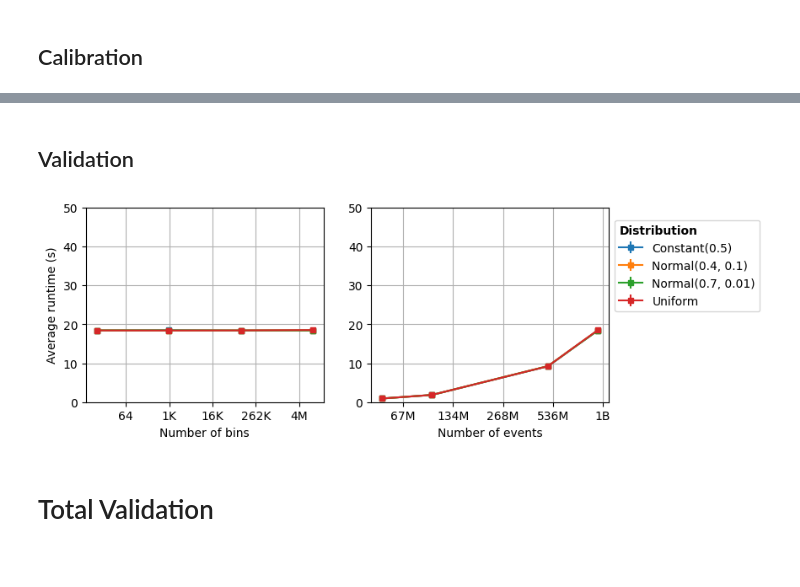
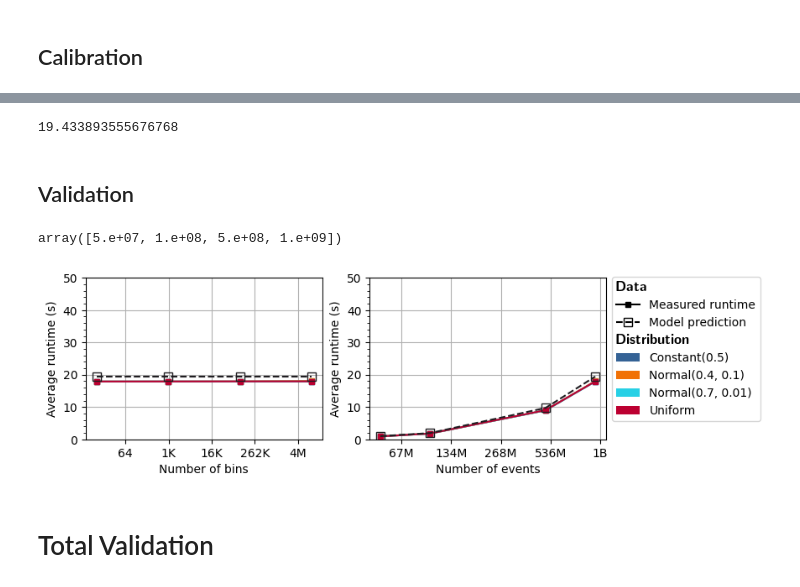
Before and after one commit to jolly-chen/msc-project, a Jupyter notebook: cpu-sequential/validation-l4.ipynb, the cells around one changed output, grey strips where cells are left out. Saved outputs shown, nothing was run; the diff lists cells and outputs as text; code cells hidden in the pictures.

```diff
--- a/cpu-sequential/validation-l4.ipynb
+++ b/cpu-sequential/validation-l4.ipynb
@@ -119,7 +119,7 @@ gp_vd.mean()
 unique_nbins = validation_df["nbins"].unique().astype(np.float64)
 unique_nvals = validation_df["nvals"].unique().astype(np.float64)
 unique_bulksize = validation_df["bulksize"].unique().astype(np.float64)
-unique_distribution = validation_df["distribution"].unique()
+unique_distribution = sorted(validation_df["distribution"].unique())
 unique_edges = [True, False]
 unique_nbins, unique_nvals, unique_bulksize, unique_distribution, unique_edges
 # %% [output]
@@ -502,0 +475,5 @@ NameError: name 'usb_mean' is not defined
+# %%
+usb_df = bm_df[bm_df["func_name"] == "UpdateStats"].copy()
+usb_mean = usb_df.loc[usb_df["name"].str.contains("mean")]
+usb_std = usb_df.loc[usb_df["name"].str.contains("stddev")]
+usb_mean
@@ -503,5 +483,18 @@ NameError: name 'usb_mean' is not defined
+# %%
+T_updatestats = (
+    usb_mean.loc[usb_mean["dim"] == 1]["real_time"] *
+    unit_to_unit_factor(usb_mean["time_unit"].values[0], "ns") /
+    usb_mean["repetitions"].values[0]
+).values[0]
+T_updatestats
+# %% [output]
+19.433893555676768
 # %% [markdown]
 ## Validation
+# %%
+unique_nvals
+# %% [output]
+array([5.e+07, 1.e+08, 5.e+08, 1.e+09])
 # %%
 save = True; figname=f"{output_folder}/cpu_updatestats_validation.pdf"
 
@@ -512,7 +505,7 @@ selected_nvals = 1e9
 selected_distr = sorted(unique_distribution)
 selected_edges = False
 
-fig = plt.figure(figsize=(8, 3))
+fig = plt.figure(figsize=(8, 2.5))
 ax = plt.subplot(121)
 
 for di,distr in enumerate(selected_distr):
@@ -523,17 +516,15 @@ for di,distr in enumerate(selected_distr):
     p = ax.errorbar(unique_nbins, avg["tstats"],
                      yerr=std["tstats"],
                      **bm_style,
-                 # label=f"{int(nb)} bin{'s' if int(nb) > 1 else ''}"
-                    label=f"{map_distr_name(distr)}".title()
                 )
 
 # print(distr)
-# pred = np.repeat(T_updatestats * selected_nvals * unit_to_unit_factor("ns", "s"), len(unique_nbins))
-# ax.errorbar(unique_nbins,
-#             pred,
-#             c=pred_color,
-#             marker="s", markerfacecolor="none", ls="--", markersize=7,
-# )
+pred = np.repeat(T_updatestats * selected_nvals * unit_to_unit_factor("ns", "s"), len(unique_nbins))
+ax.errorbar(unique_nbins,
+            pred,
+            c=pred_color,
+            marker="s", markerfacecolor="none", ls="--", markersize=7,
+)
 # observ = avg["tstats"].values
 # print("MAE:", mae(pred, observ))
 # print("R2:", r2(pred, observ) * 100)
@@ -542,45 +533,59 @@ plt.xlabel("Number of bins")
 plt.xscale("log", base=2)
 ax.xaxis.set_major_formatter(ticker.FuncFormatter(lambda x, _: f"{human_readable(int(x))}"))
 plt.ylim([0, 50])
 plt.ylabel("Average runtime (s)")
 
+###############
+
 ax = plt.subplot(122)
+plot_validation_labels()
+
 for di,distr in enumerate(selected_distr):
     arg = selected_env, distr, unique_nvals, selected_nbins, selected_bulksize, selected_edges
     avg = gp_ivd.mean().loc[arg]
     std = gp_ivd.std().loc[arg]
 
     p = ax.errorbar(unique_nvals, avg["tstats"],
                      yerr=std["tstats"],
                      **bm_style,
-                 # label=f"{int(nb)} bin{'s' if int(nb) > 1 else ''}"
-                 label=f"{map_distr_name(distr)}".title()
                 )
 
-# pred = T_updatestats[0] * unique_nvals * unit_to_unit_factor("ns", "s")
-# ax.errorbar(unique_nvals,
-#             pred,
-#             c=pred_color,
-#             **pred_nocolor_style,
-#             label="Prediction"
-# )
+    # Legend Labels
+    ax.add_patch(ptchs.Rectangle((0, 0), 0, 0,
+                                 facecolor=p[0].get_color(), label=f"{map_distr_name(distr)}"))
+
+pred = T_updatestats * unique_nvals * unit_to_unit_factor("ns", "s")
+ax.errorbar(unique_nvals,
+            pred,
+            c=pred_color,
+            **pred_nocolor_style,
+)
 # observ = avg["tstats"].values
 # print("MAE:", mae(pred, observ))
 # print("R2:", r2(pred, observ) * 100)
 
 plt.xlabel("Number of events")
+plt.ylabel("Average runtime (s)")
 plt.xscale("log", base=2)
 ax.xaxis.set_major_formatter(ticker.FuncFormatter(lambda x, _: f"{human_readable(int(x))}"))
 
 plt.ylim([0, 50])
 
-plt.legend(title="Distribution", loc='center left', bbox_to_anchor=(1, 0.7),
-           alignment="left", title_fontproperties={'weight':'bold'})
+hndls = ax.get_legend_handles_labels()[0]
+hndls.insert(0, "Data")
+hndls.insert(3, "Distribution")
+
+lbls = ax.get_legend_handles_labels()[1]
+lbls.insert(0, "")
+lbls.insert(3, "")
+
+legend = fig.legend(hndls, lbls, loc='center left', bbox_to_anchor=(0.9, 0.54),
+                    handler_map={str: LegendTitle({'fontsize':12})})
 
 if save: plt.savefig(figname, format="pdf", bbox_inches='tight')
 plt.show()
 # %% [output]
-[figure, old version]
+[figure, new version]
 # %% [markdown]
 # Total Validation
 # %% [markdown]
```
Also changed, not shown: parts of 27 cells of this notebook.
